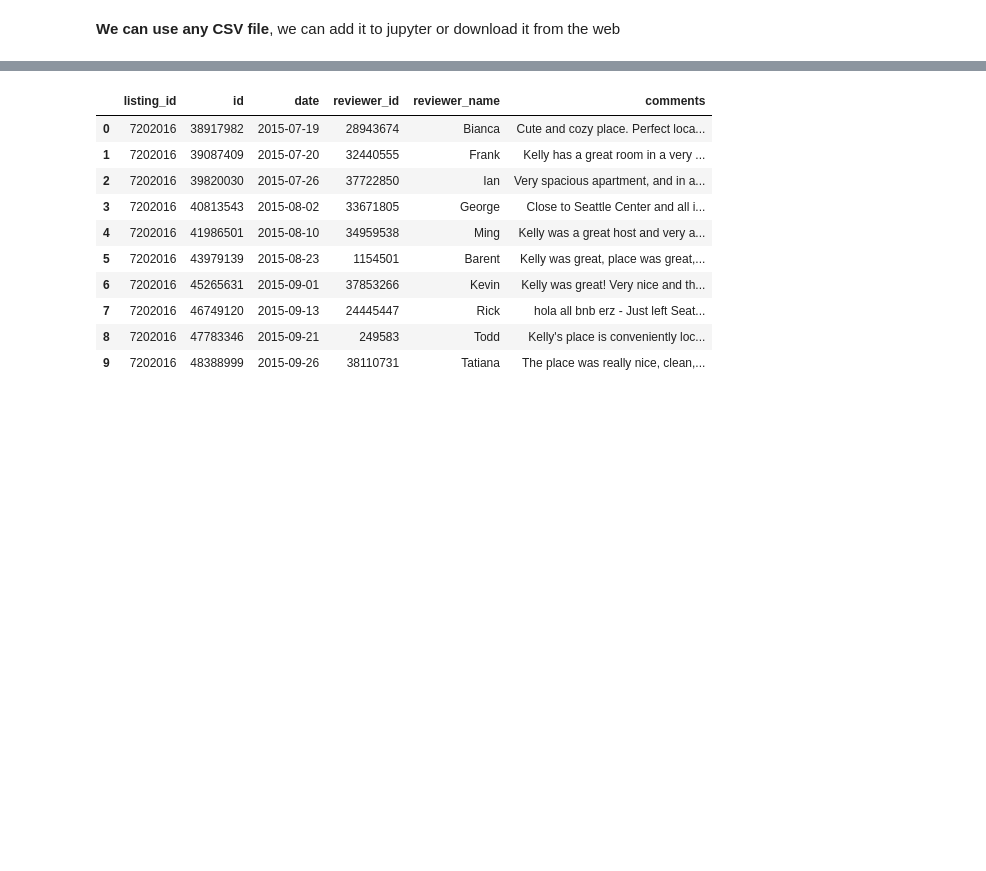
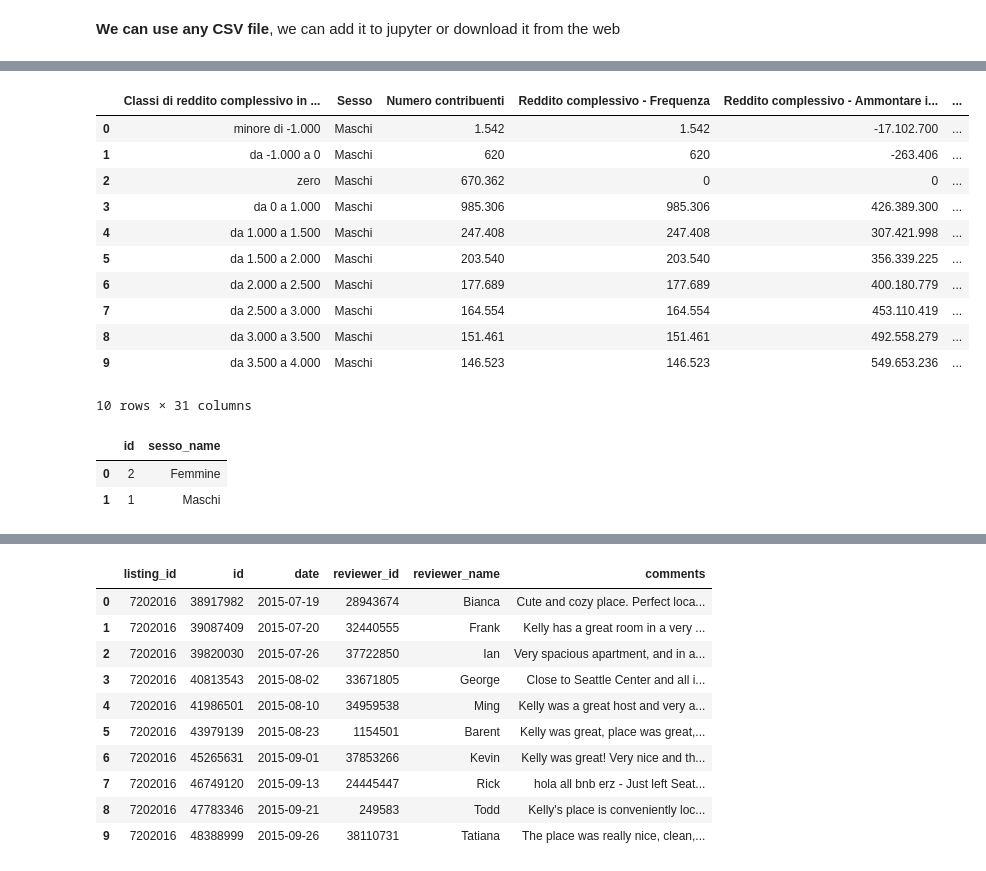
Before and after one commit to UniVR-DH/DBMS-course, a Jupyter notebook: notebooks/lab03-duckdb.ipynb, the cells around one changed output, grey strips where cells are left out. Saved outputs shown, nothing was run; the diff lists cells and outputs as text; code cells hidden in the pictures; blank space fills up the shorter version.

```diff
--- a/notebooks/lab03-duckdb.ipynb
+++ b/notebooks/lab03-duckdb.ipynb
@@ -42,0 +82,76 @@ SELECT 1=2 as test, 'Hello people' as message, 3*12345 as math  ;
+# %%
+%%sql
+SELECT *
+FROM read_csv('irpef.sesso.2024.csv', header=true, auto_detect=true)
+LIMIT 10;
+# %% [output]
+|  | Classi di reddito complessivo in ... | Sesso | Numero contribuenti | Reddito complessivo - Frequenza | Reddito complessivo - Ammontare i... | ... |
+| 0 | minore di -1.000 | Maschi | 1.542 | 1.542 | -17.102.700 | ... |
+| 1 | da -1.000 a 0 | Maschi | 620 | 620 | -263.406 | ... |
+| 2 | zero | Maschi | 670.362 | 0 | 0 | ... |
+| 3 | da 0 a 1.000 | Maschi | 985.306 | 985.306 | 426.389.300 | ... |
+| 4 | da 1.000 a 1.500 | Maschi | 247.408 | 247.408 | 307.421.998 | ... |
+| 5 | da 1.500 a 2.000 | Maschi | 203.540 | 203.540 | 356.339.225 | ... |
+| 6 | da 2.000 a 2.500 | Maschi | 177.689 | 177.689 | 400.180.779 | ... |
+| 7 | da 2.500 a 3.000 | Maschi | 164.554 | 164.554 | 453.110.419 | ... |
+| 8 | da 3.000 a 3.500 | Maschi | 151.461 | 151.461 | 492.558.279 | ... |
+| 9 | da 3.500 a 4.000 | Maschi | 146.523 | 146.523 | 549.653.236 | ... |
+10 rows × 31 columns
+# %%
+%%sql
+-- In case of previous errors
+ROLLBACK;
+
+-- Create sequence for auto-increment
+CREATE SEQUENCE classe_id_seq START 1;
+CREATE SEQUENCE sesso_id_seq START 1;
+CREATE SEQUENCE regione_id_seq START 1;
+
+-- In case of previous errors
+DROP TABLE IF EXISTS classe_codes;
+DROP TABLE IF EXISTS sesso_codes;
+DROP TABLE IF EXISTS regione_codes;
+
+
+-- Create lookup tables with auto-increment ID
+CREATE TABLE IF NOT EXISTS classe_codes (
+    id INTEGER PRIMARY KEY DEFAULT nextval('classe_id_seq'),
+    classe_name VARCHAR(255) UNIQUE
+);
+
+CREATE TABLE IF NOT EXISTS sesso_codes (
+    id INTEGER PRIMARY KEY DEFAULT nextval('sesso_id_seq'),
+    sesso_name VARCHAR(255) UNIQUE
+);
+
+CREATE TABLE IF NOT EXISTS regione_codes (
+    id INTEGER PRIMARY KEY DEFAULT nextval('regione_id_seq'),
+    regione_name VARCHAR(255) UNIQUE
+);
+
+-- Extract distinct names from CSV with auto-increment
+INSERT INTO classe_codes (classe_name)
+    SELECT DISTINCT "Classi di reddito complessivo in euro"
+    FROM read_csv('irpef.sesso.2024.csv', header=true)
+    ORDER BY "Classi di reddito complessivo in euro";
+
+
+INSERT INTO sesso_codes (sesso_name)
+    SELECT DISTINCT "Sesso"
+    FROM read_csv('irpef.sesso.2024.csv', header=true)
+    ORDER BY "Sesso";
+
+
+INSERT INTO regione_codes (regione_name)
+    SELECT DISTINCT "Regione"
+    FROM read_csv('irpef.regione.2024.csv', header=true)
+    ORDER BY "Regione";
+
+
+
+
+SELECT * FROM sesso_codes;
+# %% [output]
+|  | id | sesso_name |
+| 0 | 2 | Femmine |
+| 1 | 1 | Maschi |
```
Also changed, not shown: parts of 10 cells of this notebook.
